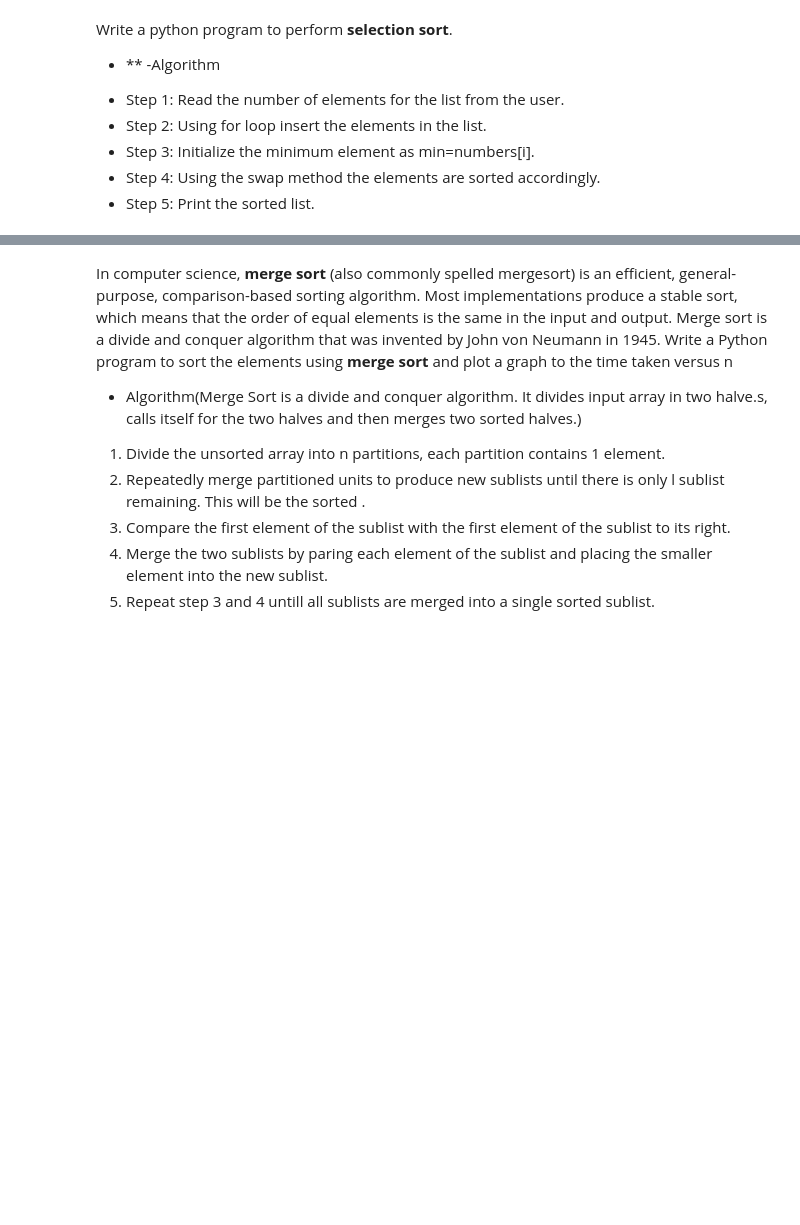
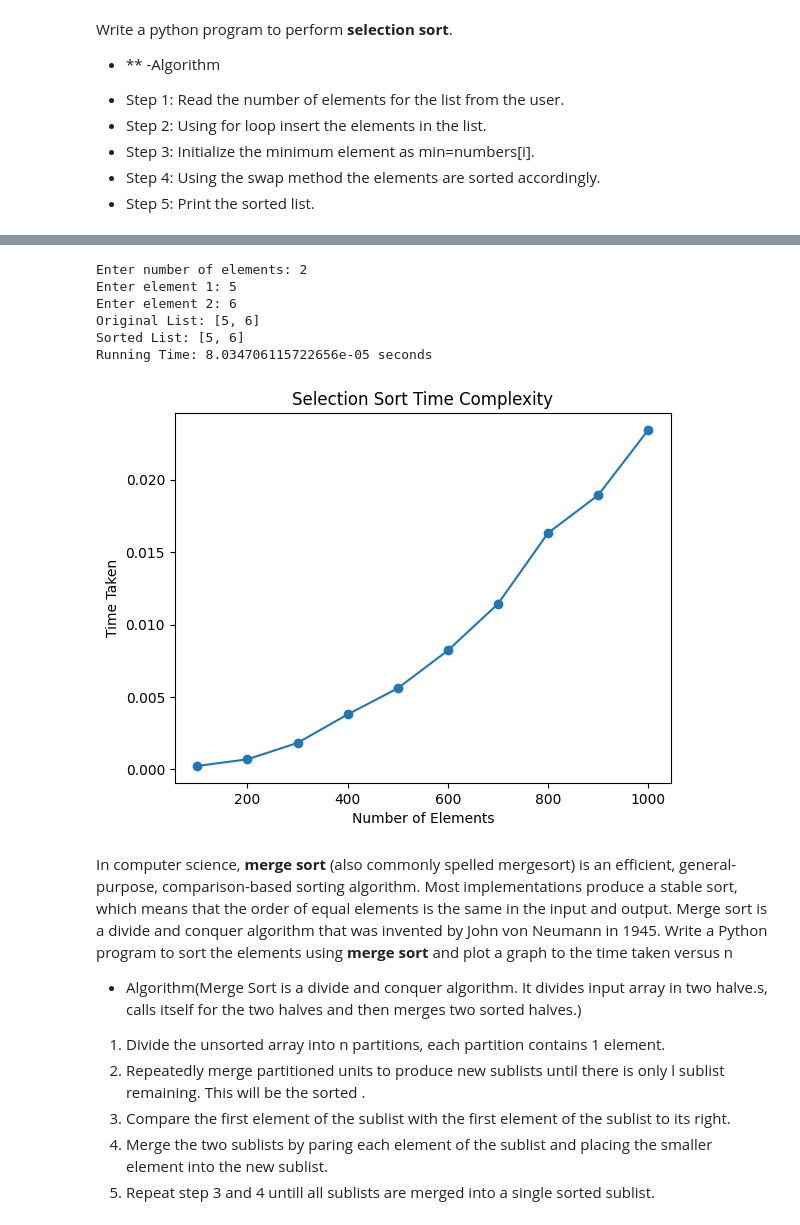
Before and after one commit to KiSa-17/APS-lab, a Jupyter notebook: Lab_5.ipynb, the cells around one changed output, grey strips where cells are left out. Saved outputs shown, nothing was run; the diff lists cells and outputs as text; code cells hidden in the pictures; blank space fills up the shorter version.

```diff
--- a/Lab_5.ipynb
+++ b/Lab_5.ipynb
@@ -59,3 +23,65 @@ enter the number of elements:5
+# %%
+#write code for above cell and compute the running time and also plot graph.
+def selection_sort(numbers):
+    n = len(numbers)
+    for i in range(n):
+
+        min_index = i
+        for j in range(i + 1, n):
+            if numbers[j] < numbers[min_index]:
+                min_index = j
+
+
+        numbers[i], numbers[min_index] = numbers[min_index], numbers[i]
+
+
+
+n = int(input("Enter number of elements: "))
+
+
+numbers = []
+for i in range(n):
+    element = int(input(f"Enter element {i+1}: "))
+    numbers.append(element)
+
+print("Original List:", numbers)
+
+
+start_time = time.time()
+selection_sort(numbers)
+end_time = time.time()
+
+print("Sorted List:", numbers)
+print("Running Time:", end_time - start_time, "seconds")
+
+
+sizes = []
+times = []
+
+for size in range(100, 1100, 100):
+
+    test_list = list(range(size, 0, -1))
+    start = time.time()
+    selection_sort(test_list)
+    end = time.time()
+
+    sizes.append(size)
+    times.append(end - start)
+
+
+plt.plot(sizes, times, marker='o')
+plt.xlabel("Number of Elements")
+plt.ylabel("Time Taken")
+plt.title("Selection Sort Time Complexity")
+plt.show()
+# %% [output]
+Enter number of elements: 2
+Enter element 1: 5
+Enter element 2: 6
+Original List: [5, 6]
+Sorted List: [5, 6]
+Running Time: 8.034706115722656e-05 seconds
+[figure, added]
 # %% [markdown]
 In computer science, **merge sort** (also commonly spelled mergesort) is an efficient, general-purpose, comparison-based sorting algorithm. Most implementations produce a stable sort, which means that the order of equal elements is the same in the input and output. Merge sort is a divide and conquer algorithm that was invented by John von Neumann in 1945.
 Write a Python program to sort the elements using **merge sort** and plot a graph to the time taken versus n
```
Also changed, not shown: parts of 9 cells of this notebook.
